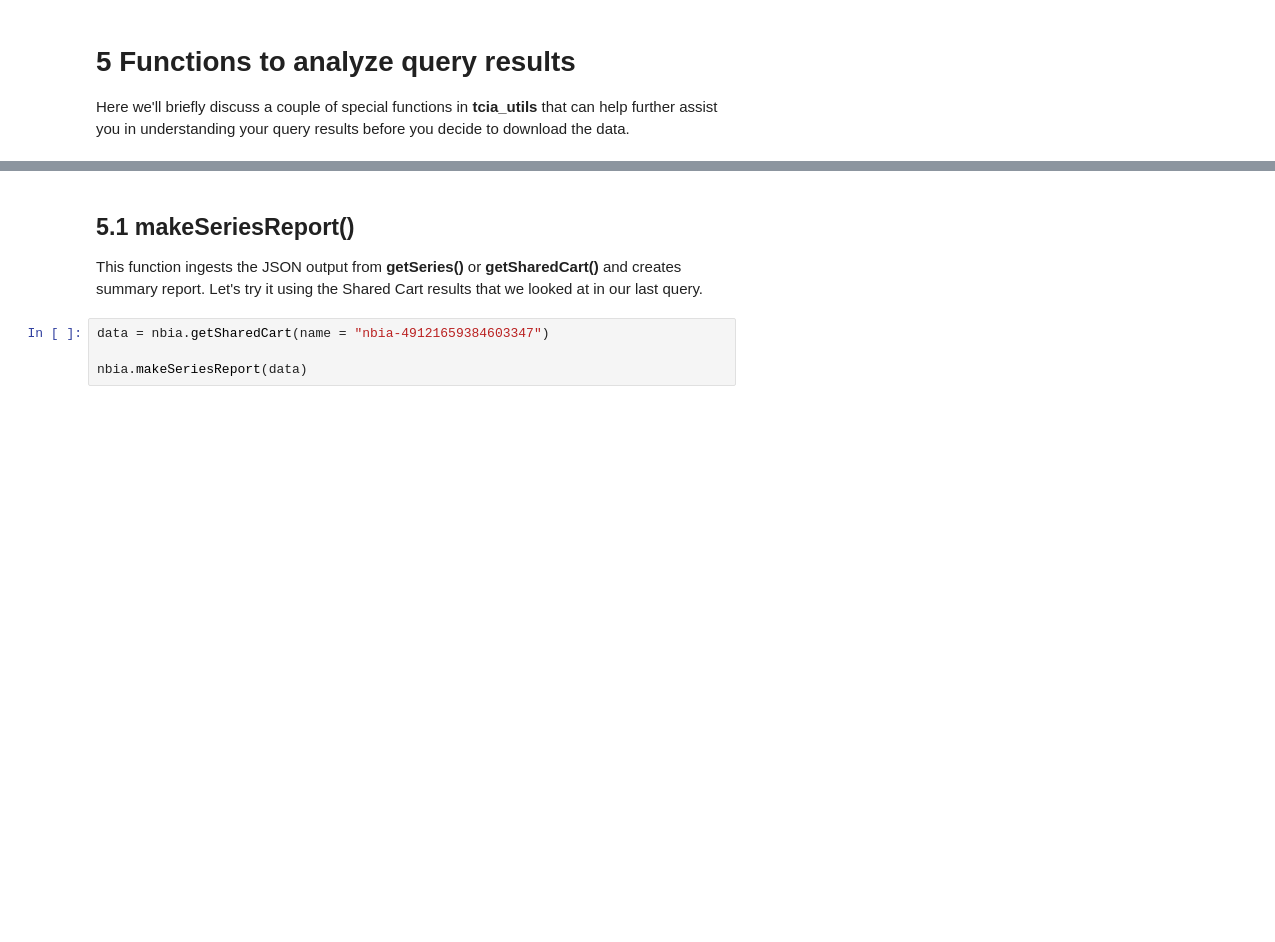
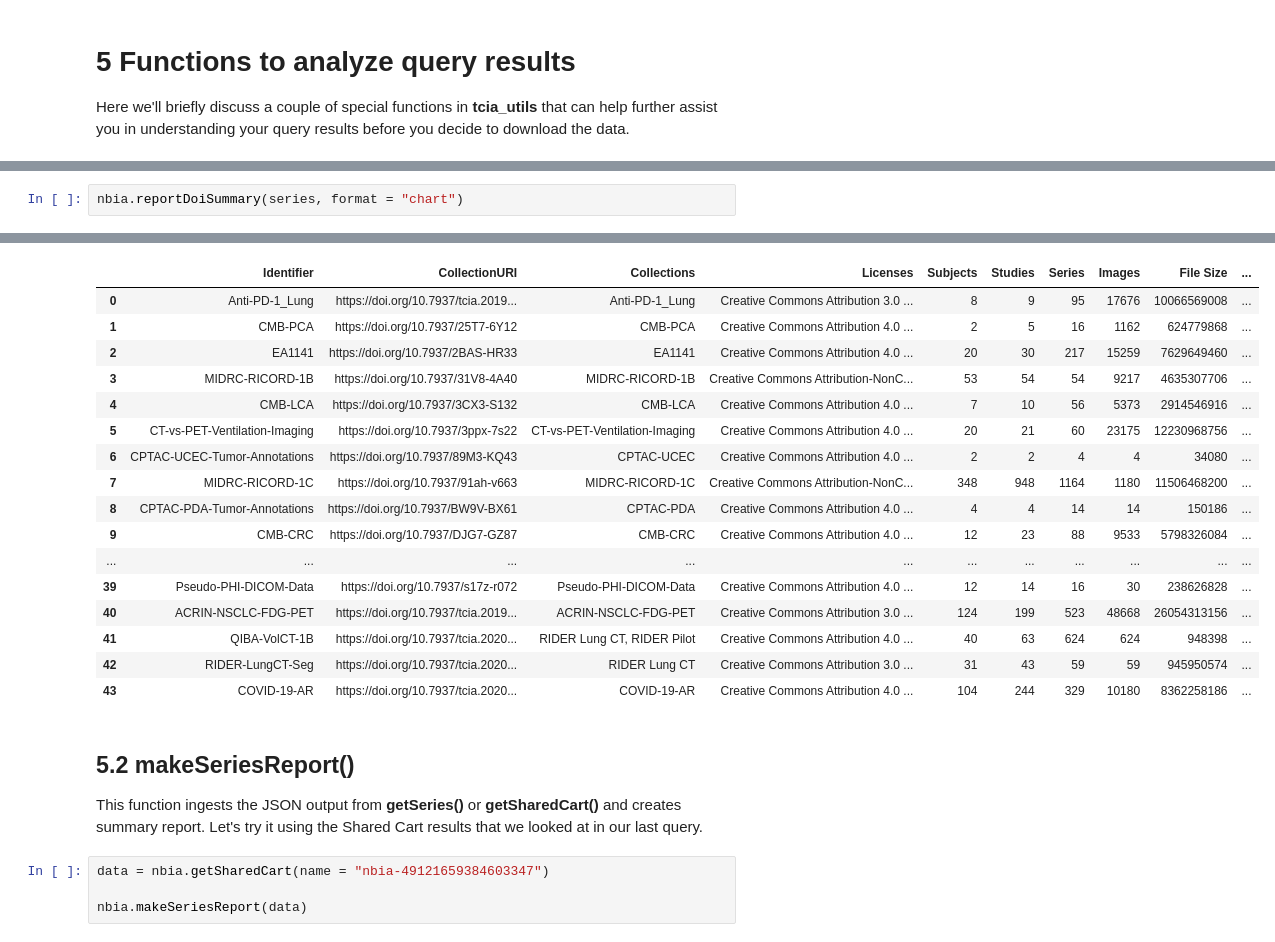
Before and after one commit to kirbyju/TCIA_Notebooks, a Jupyter notebook: TCIA_REST_API_Queries.ipynb, the cells around one changed output, grey strips where cells are left out. Drawn from its saved outputs; the diff is of its cells as text; blank space fills up the shorter version.

```diff
--- a/TCIA_REST_API_Queries.ipynb
+++ b/TCIA_REST_API_Queries.ipynb
@@ -130,0 +156,3 @@ Here we'll briefly discuss a couple of special functions in **tcia_utils** that
+# %%
+nbia.reportDoiSummary(series, format = "chart")
+# %% [output]
@@ -131,5 +165,22 @@ Here we'll briefly discuss a couple of special functions in **tcia_utils** that
+|  | Identifier | CollectionURI | Collections | Licenses | Subjects | Studies | Series | Images | File Size | ... |
+| 0 | Anti-PD-1_Lung | https://doi.org/10.7937/tcia.2019... | Anti-PD-1_Lung | Creative Commons Attribution 3.0 ... | 8 | 9 | 95 | 17676 | 10066569008 | ... |
+| 1 | CMB-PCA | https://doi.org/10.7937/25T7-6Y12 | CMB-PCA | Creative Commons Attribution 4.0 ... | 2 | 5 | 16 | 1162 | 624779868 | ... |
+| 2 | EA1141 | https://doi.org/10.7937/2BAS-HR33 | EA1141 | Creative Commons Attribution 4.0 ... | 20 | 30 | 217 | 15259 | 7629649460 | ... |
+| 3 | MIDRC-RICORD-1B | https://doi.org/10.7937/31V8-4A40 | MIDRC-RICORD-1B | Creative Commons Attribution-NonC... | 53 | 54 | 54 | 9217 | 4635307706 | ... |
+| 4 | CMB-LCA | https://doi.org/10.7937/3CX3-S132 | CMB-LCA | Creative Commons Attribution 4.0 ... | 7 | 10 | 56 | 5373 | 2914546916 | ... |
+| 5 | CT-vs-PET-Ventilation-Imaging | https://doi.org/10.7937/3ppx-7s22 | CT-vs-PET-Ventilation-Imaging | Creative Commons Attribution 4.0 ... | 20 | 21 | 60 | 23175 | 12230968756 | ... |
+| 6 | CPTAC-UCEC-Tumor-Annotations | https://doi.org/10.7937/89M3-KQ43 | CPTAC-UCEC | Creative Commons Attribution 4.0 ... | 2 | 2 | 4 | 4 | 34080 | ... |
+| 7 | MIDRC-RICORD-1C | https://doi.org/10.7937/91ah-v663 | MIDRC-RICORD-1C | Creative Commons Attribution-NonC... | 348 | 948 | 1164 | 1180 | 11506468200 | ... |
+| 8 | CPTAC-PDA-Tumor-Annotations | https://doi.org/10.7937/BW9V-BX61 | CPTAC-PDA | Creative Commons Attribution 4.0 ... | 4 | 4 | 14 | 14 | 150186 | ... |
+| 9 | CMB-CRC | https://doi.org/10.7937/DJG7-GZ87 | CMB-CRC | Creative Commons Attribution 4.0 ... | 12 | 23 | 88 | 9533 | 5798326084 | ... |
+| ... | ... | ... | ... | ... | ... | ... | ... | ... | ... | ... |
+| 39 | Pseudo-PHI-DICOM-Data | https://doi.org/10.7937/s17z-r072 | Pseudo-PHI-DICOM-Data | Creative Commons Attribution 4.0 ... | 12 | 14 | 16 | 30 | 238626828 | ... |
+| 40 | ACRIN-NSCLC-FDG-PET | https://doi.org/10.7937/tcia.2019... | ACRIN-NSCLC-FDG-PET | Creative Commons Attribution 3.0 ... | 124 | 199 | 523 | 48668 | 26054313156 | ... |
+| 41 | QIBA-VolCT-1B | https://doi.org/10.7937/tcia.2020... | RIDER Lung CT, RIDER Pilot | Creative Commons Attribution 4.0 ... | 40 | 63 | 624 | 624 | 948398 | ... |
+| 42 | RIDER-LungCT-Seg | https://doi.org/10.7937/tcia.2020... | RIDER Lung CT | Creative Commons Attribution 3.0 ... | 31 | 43 | 59 | 59 | 945950574 | ... |
+| 43 | COVID-19-AR | https://doi.org/10.7937/tcia.2020... | COVID-19-AR | Creative Commons Attribution 4.0 ... | 104 | 244 | 329 | 10180 | 8362258186 | ... |
 # %% [markdown]
-## 5.1 makeSeriesReport()
+## 5.2 makeSeriesReport()
 
 This function ingests the JSON output from **getSeries()** or **getSharedCart()** and creates summary report.  Let's try it using the Shared Cart results that we looked at in our last query.
 # %%
```
Also changed, not shown: parts of 20 cells of this notebook.
